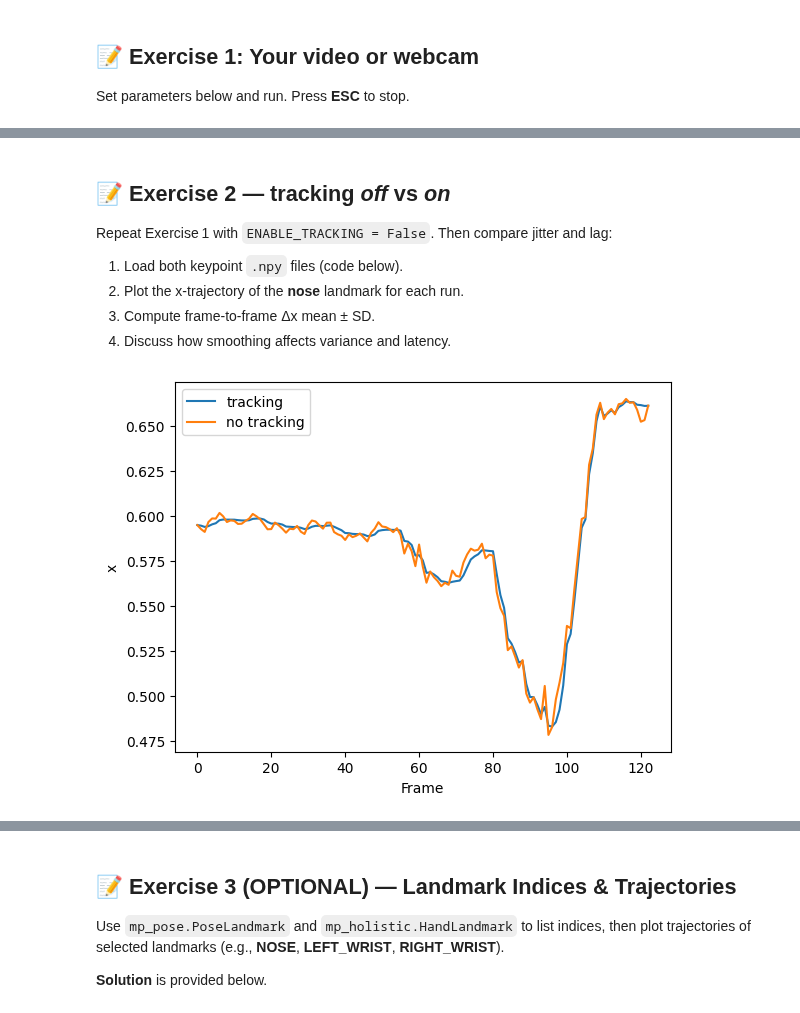
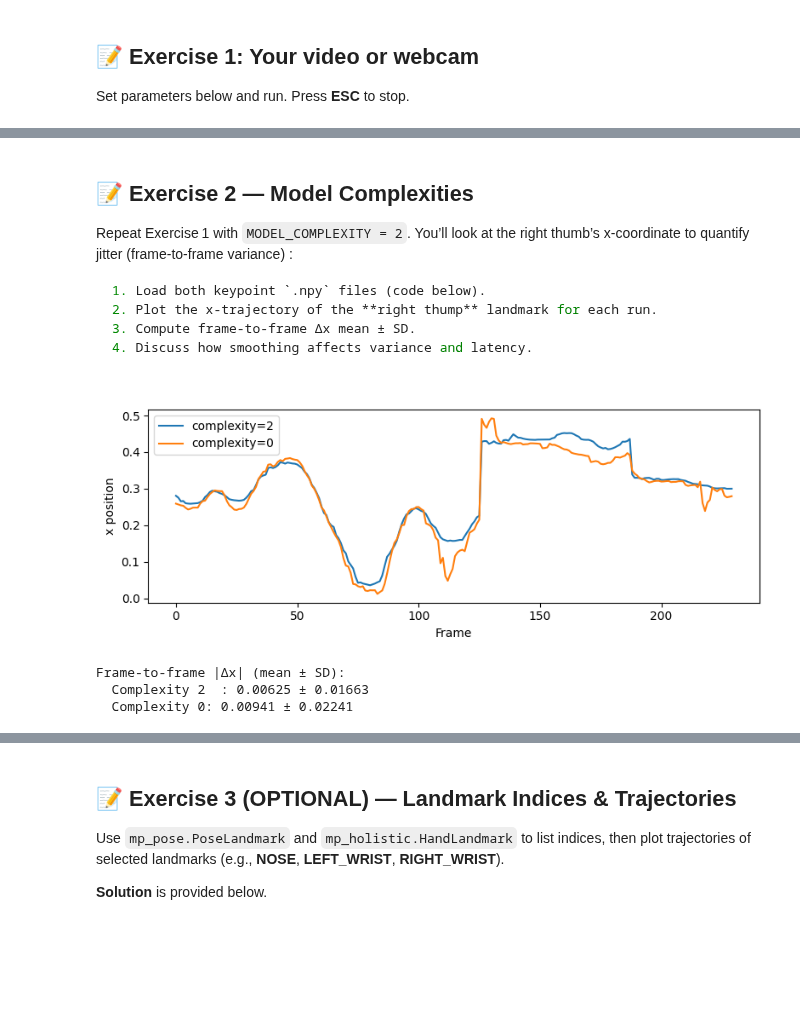
Before and after one commit to EsamGhaleb/medal_workshop_on_multimodal_interaction, a Jupyter notebook: Day1/Mediapipe_Pose_Tutorial.ipynb, the cells around one changed output, grey strips where cells are left out. Saved outputs shown, nothing was run; the diff lists cells and outputs as text; code cells hidden in the pictures; blank space fills up the shorter version.

Commit message:
fix exercises for pose and segmentation models

````diff
--- a/Day1/Mediapipe_Pose_Tutorial.ipynb
+++ b/Day1/Mediapipe_Pose_Tutorial.ipynb
@@ -195,24 +187,62 @@ Overlay saved to Mediapipe_results/salma_hayek_short_model_holistic_track_True_c
 # %% [markdown]
-## 📝 Exercise 2 — tracking *off* vs *on*
-Repeat Exercise 1 with `ENABLE_TRACKING = False`. Then compare jitter and lag:
+## 📝 Exercise 2 — Model Complexities
+Repeat Exercise 1 with `MODEL_COMPLEXITY = 2`. You’ll look at the right thumb’s x-coordinate to quantify jitter (frame-to-frame variance) :
+```python
 1. Load both keypoint `.npy` files (code below).
-2. Plot the x‑trajectory of the **nose** landmark for each run.
+2. Plot the x‑trajectory of the **right thump** landmark for each run.
 3. Compute frame‑to‑frame Δx mean ± SD.
 4. Discuss how smoothing affects variance and latency.
 # %%
 # --- Trajectory comparison ---
 import matplotlib.pyplot as plt
-nose = mp_pose.PoseLandmark.LEFT_THUMB if MODEL == 'pose' else mp_holistic.PoseLandmark.LEFT_THUMB
-kpts_track = np.load('Mediapipe_results/{}_model_{}_track_True_comp_{}_kpts.npy'.format(
-    OUTPUT_BASE_NAME, MODEL, MODEL_COMPLEXITY))
-kpts_no   = np.load('Mediapipe_results/{}_model_{}_track_False_comp_{}_kpts.npy'.format(
-    OUTPUT_BASE_NAME, MODEL, MODEL_COMPLEXITY))
-# select the minimum number of frames
-kpts_track = kpts_track[:min(kpts_track.shape[0], kpts_no.shape[0])]
-kpts_no   = kpts_no[:min(kpts_track.shape[0], kpts_no.shape[0])]
-t = np.arange(kpts_track.shape[0])
-plt.plot(t, kpts_track[:, nose, 0], label='tracking')
-plt.plot(t, kpts_no[:, nose, 0], label='no tracking')
-plt.legend(); plt.xlabel('Frame'); plt.ylabel('x'); plt.show()
+MODEL = 'holistic'    # or 'pose'
+DIR = 'Mediapipe_results'
+# Paths to the two runs
+path_large = f'{DIR}/{OUTPUT_BASE_NAME}_model_{MODEL}_track_True_comp_2_kpts.npy'
+path_small = f'{DIR}/{OUTPUT_BASE_NAME}_model_{MODEL}_track_True_comp_0_kpts.npy'
+
+kpts_large = np.load(path_large)   # model_complexity=2
+kpts_small = np.load(path_small)   # model_complexity=0
+
+# Landmark index for RIGHT_THUMB
+if MODEL == 'pose':
+    thumb_idx = mp.solutions.pose.PoseLandmark.RIGHT_THUMB.value
+else:
+    thumb_idx = mp.solutions.holistic.PoseLandmark.RIGHT_THUMB.value
+
+# Trim to same length
+n = min(len(kpts_large), len(kpts_small))
+kpts_large = kpts_large[:n]
+kpts_small = kpts_small[:n]
+t = np.arange(n)
+
+# Plot the x-coordinate over time
+plt.figure(figsize=(8,3))
+plt.plot(t, kpts_large[:, thumb_idx, 0], label='complexity=2')
+plt.plot(t, kpts_small[:, thumb_idx, 0], label='complexity=0')
+plt.xlabel('Frame')
+plt.ylabel('x position')
+plt.legend()
+plt.tight_layout()
+plt.show()
 # %% [output]
-[figure, old version]
+[figure, new version]
+# %%
+# Differences between consecutive frames
+dx_large = np.diff(kpts_large[:, thumb_idx, 0])
+dx_small = np.diff(kpts_small[:, thumb_idx, 0])
+
+# Mean and SD of absolute frame-to-frame changes
+stats = {
+    'complexity_2_mean':  np.mean(np.abs(dx_large)),
+    'complexity_2_sd':    np.std(dx_large),
+    'complexity_0_mean':np.mean(np.abs(dx_small)),
+    'complexity_0_sd':  np.std(dx_small),
+}
+print("Frame-to-frame |Δx| (mean ± SD):")
+print(f"  Complexity 2  : {stats['complexity_2_mean']:.5f} ± {stats['complexity_2_sd']:.5f}")
+print(f"  Complexity 0: {stats['complexity_0_mean']:.5f} ± {stats['complexity_0_sd']:.5f}")
+# %% [output]
+Frame-to-frame |Δx| (mean ± SD):
+  Complexity 2  : 0.00625 ± 0.01663
+  Complexity 0: 0.00941 ± 0.02241
````
Also changed, not shown: parts of 8 cells of this notebook, 3 other files.
